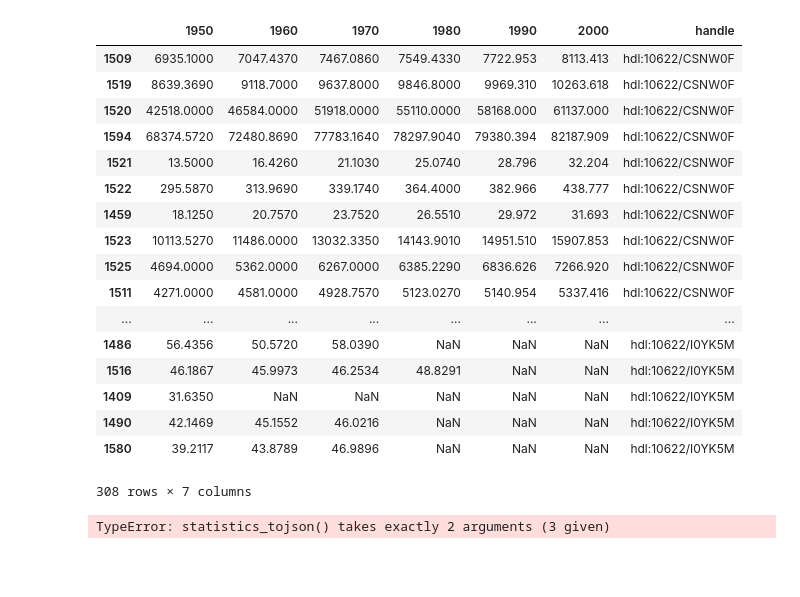
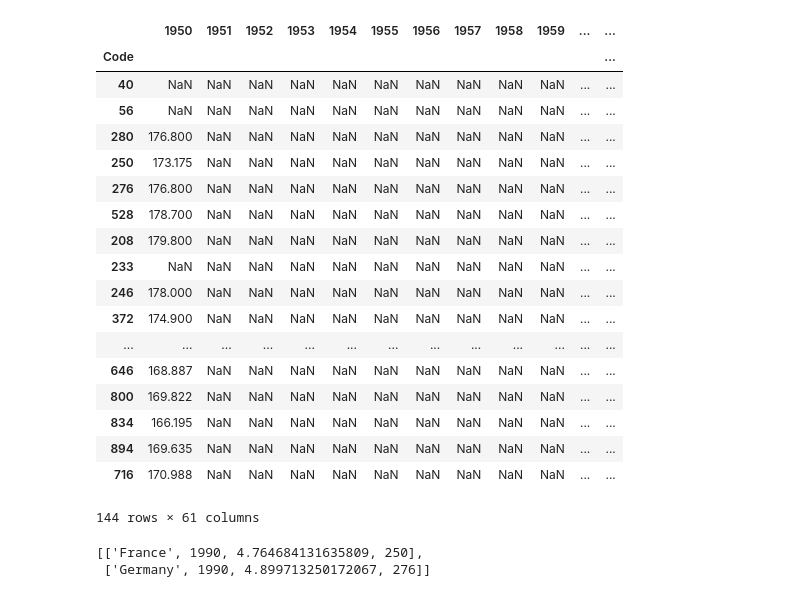
Before and after one commit to 4tikhonov/clioinfra.js, a Jupyter notebook: notebooks/Advanced panels.ipynb, the cells around one changed output. Cells and saved outputs as stored; diff of their text form; code cells hidden in the pictures; blank space fills up the shorter version.

```diff
--- a/notebooks/Advanced panels.ipynb
+++ b/notebooks/Advanced panels.ipynb
@@ -59,7 +59,7 @@ def request_geocoder(config):
         coderyears.append(i)
     return (geocoder, geolist, oecd2webmapper, modern, historical)
 # %%
-def request_datasets(config, switch, modern, historical, handles):
+def request_datasets(config, switch, modern, historical, handles, geolist):
     (ispanel, dataframe) = ('', {})
 
     for handle in handles:
@@ -112,6 +112,12 @@ datafilter['endyear'] = '2010'
 #datafilter['ctrlist'] = '528,14,18,67'
 datafilter['ctrlist'] = '523'
 datafilter['ctrlist'] = '1523'
+datafilter['ctrlist'] = '250,276'
+selectedyear = '0'
+if int(selectedyear) > 0:
+    datafilter['startyear'] = selectedyear
+    datafilter['endyear'] = selectedyear
+
 datafilter['ctrlist'] = ''
 if datafilter['startyear']:
     coderyears = []
@@ -119,49 +125,57 @@ if datafilter['startyear']:
         coderyears.append(i)
 
 handles = ['hdl:10622/CSNW0F', 'hdl:10622/I0YK5M']
+handles = ['hdl:10622/UFGBH1']
 switch = 'modern'
-switch = 'historical'
+#switch = 'historical'
 config = configuration()
 config['remote'] = 'yes'
 (geocoder, geolist, oecd2webmapper, modern, historical) = request_geocoder(config)
 # %%
-(origdata, maindata) = request_datasets(config, switch, modern, historical, handles)
+(origdata, maindata) = request_datasets(config, switch, modern, historical, handles, geolist)
 (subsets, panel) = ({}, [])
 for handle in handles:
     #handle = 'hdl:10622/I0YK5M'
     (datasubset, ctrlist) = datasetfilter(maindata[handle], datafilter)
-    datasubset['handle'] = handle
+    #datasubset['handle'] = handle
     if not datasubset.empty:
+        datasubset = datasubset.dropna(how='all')
         panel.append(datasubset)
+        subsets[handle] = datasubset
 
-    subsets[handle] = datasubset
-handle = 'hdl:10622/I0YK5M'
-#subsets[handle]
-totalpanel = pd.concat(panel)
-totalpanel
+#handle = 'hdl:10622/CSNW0F'
+subsets[handles[0]]
+#totalpanel = pd.concat(panel)
+#totalpanel([1990, 2000])
 # %% [output]
-|  | 1950 | 1960 | 1970 | 1980 | 1990 | 2000 | handle |
-| 1509 | 6935.1000 | 7047.4370 | 7467.0860 | 7549.4330 | 7722.953 | 8113.413 | hdl:10622/CSNW0F |
-| 1519 | 8639.3690 | 9118.7000 | 9637.8000 | 9846.8000 | 9969.310 | 10263.618 | hdl:10622/CSNW0F |
-| 1520 | 42518.0000 | 46584.0000 | 51918.0000 | 55110.0000 | 58168.000 | 61137.000 | hdl:10622/CSNW0F |
-| 1594 | 68374.5720 | 72480.8690 | 77783.1640 | 78297.9040 | 79380.394 | 82187.909 | hdl:10622/CSNW0F |
-| 1521 | 13.5000 | 16.4260 | 21.1030 | 25.0740 | 28.796 | 32.204 | hdl:10622/CSNW0F |
-| 1522 | 295.5870 | 313.9690 | 339.1740 | 364.4000 | 382.966 | 438.777 | hdl:10622/CSNW0F |
-| 1459 | 18.1250 | 20.7570 | 23.7520 | 26.5510 | 29.972 | 31.693 | hdl:10622/CSNW0F |
-| 1523 | 10113.5270 | 11486.0000 | 13032.3350 | 14143.9010 | 14951.510 | 15907.853 | hdl:10622/CSNW0F |
-| 1525 | 4694.0000 | 5362.0000 | 6267.0000 | 6385.2290 | 6836.626 | 7266.920 | hdl:10622/CSNW0F |
-| 1511 | 4271.0000 | 4581.0000 | 4928.7570 | 5123.0270 | 5140.954 | 5337.416 | hdl:10622/CSNW0F |
-| ... | ... | ... | ... | ... | ... | ... | ... |
-| 1486 | 56.4356 | 50.5720 | 58.0390 | NaN | NaN | NaN | hdl:10622/I0YK5M |
-| 1516 | 46.1867 | 45.9973 | 46.2534 | 48.8291 | NaN | NaN | hdl:10622/I0YK5M |
-| 1409 | 31.6350 | NaN | NaN | NaN | NaN | NaN | hdl:10622/I0YK5M |
-| 1490 | 42.1469 | 45.1552 | 46.0216 | NaN | NaN | NaN | hdl:10622/I0YK5M |
-| 1580 | 39.2117 | 43.8789 | 46.9896 | NaN | NaN | NaN | hdl:10622/I0YK5M |
+|  | 1950 | 1951 | 1952 | 1953 | 1954 | 1955 | 1956 | 1957 | 1958 | 1959 | ... | ... |
+| Code |  |  |  |  |  |  |  |  |  |  |  | ... |
+| 40 | NaN | NaN | NaN | NaN | NaN | NaN | NaN | NaN | NaN | NaN | ... | ... |
+| 56 | NaN | NaN | NaN | NaN | NaN | NaN | NaN | NaN | NaN | NaN | ... | ... |
+| 280 | 176.800 | NaN | NaN | NaN | NaN | NaN | NaN | NaN | NaN | NaN | ... | ... |
+| 250 | 173.175 | NaN | NaN | NaN | NaN | NaN | NaN | NaN | NaN | NaN | ... | ... |
+| 276 | 176.800 | NaN | NaN | NaN | NaN | NaN | NaN | NaN | NaN | NaN | ... | ... |
+| 528 | 178.700 | NaN | NaN | NaN | NaN | NaN | NaN | NaN | NaN | NaN | ... | ... |
+| 208 | 179.800 | NaN | NaN | NaN | NaN | NaN | NaN | NaN | NaN | NaN | ... | ... |
+| 233 | NaN | NaN | NaN | NaN | NaN | NaN | NaN | NaN | NaN | NaN | ... | ... |
+| 246 | 178.000 | NaN | NaN | NaN | NaN | NaN | NaN | NaN | NaN | NaN | ... | ... |
+| 372 | 174.900 | NaN | NaN | NaN | NaN | NaN | NaN | NaN | NaN | NaN | ... | ... |
+| ... | ... | ... | ... | ... | ... | ... | ... | ... | ... | ... | ... | ... |
+| 646 | 168.887 | NaN | NaN | NaN | NaN | NaN | NaN | NaN | NaN | NaN | ... | ... |
+| 800 | 169.822 | NaN | NaN | NaN | NaN | NaN | NaN | NaN | NaN | NaN | ... | ... |
+| 834 | 166.195 | NaN | NaN | NaN | NaN | NaN | NaN | NaN | NaN | NaN | ... | ... |
+| 894 | 169.635 | NaN | NaN | NaN | NaN | NaN | NaN | NaN | NaN | NaN | ... | ... |
+| 716 | 170.988 | NaN | NaN | NaN | NaN | NaN | NaN | NaN | NaN | NaN | ... | ... |
-308 rows × 7 columns
+144 rows × 61 columns
 # %%
-handles = "Panel['hdl:10622/4X6NCK','hdl:10622/F16UDU','hdl:10622/I0YK5M']"
-totalpanel = []
-showhtml = advanced_statistics(handles, totalpanel, geolist)
-showhtml
+#handles = "Panel['hdl:10622/4X6NCK','hdl:10622/F16UDU','hdl:10622/I0YK5M']"
+#totalpanel = []
+#showhtml = advanced_statistics(handles, totalpanel, geolist)
+#showhtml
+
+logscale = '10'
+(datapanel, original) = dataset2panel(config, subsets[handles[0]], modern, logscale)
+datapanel
 # %% [output]
-TypeError: statistics_tojson() takes exactly 2 arguments (3 given)
+[['France', 1990, 4.764684131635809, 250],
+ ['Germany', 1990, 4.899713250172067, 276]]
```
Also changed, not shown: parts of 1 cell of this notebook.
